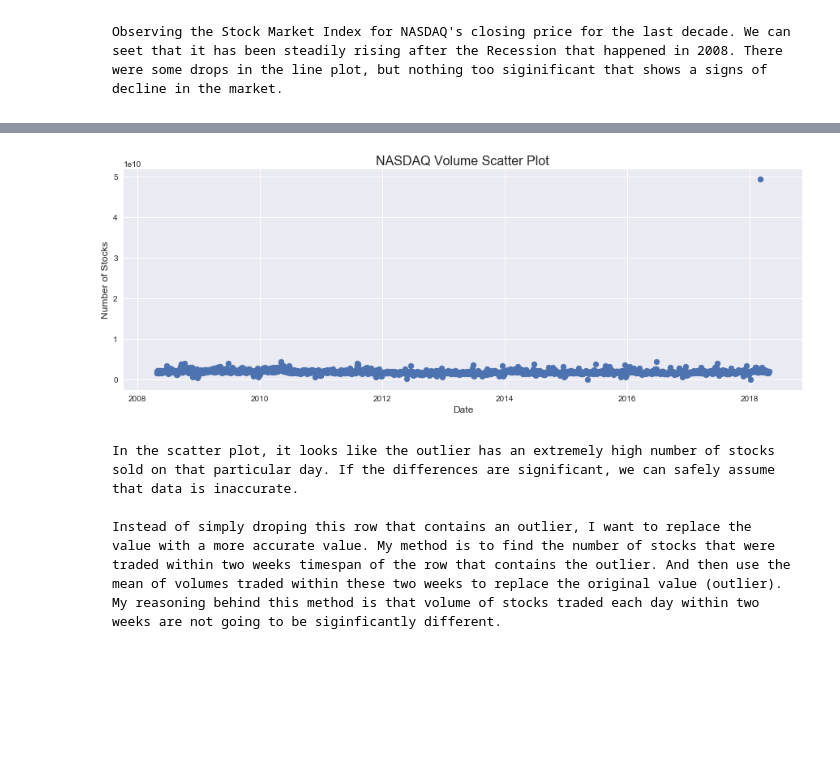
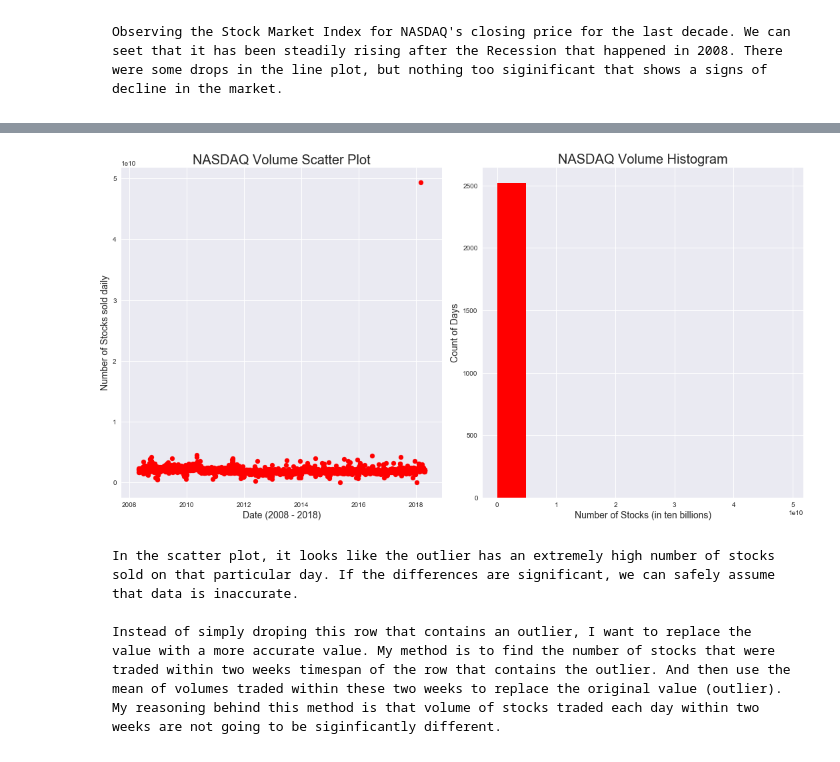
Before and after one commit to Mike1014/Black-Scholes-Model-on-Stock-Market-using-Time-Series, a Jupyter notebook: Final Capstone.ipynb, the cells around one changed output, grey strips where cells are left out. Cells and saved outputs as stored; diff of their text form; code cells hidden in the pictures; blank space fills up the shorter version.

```diff
--- a/Final Capstone.ipynb
+++ b/Final Capstone.ipynb
@@ -118,17 +107,26 @@ plt.show()
 # %%
 # set the size of graph
-plt.figure(figsize = (15, 5))
+plt.figure(figsize = (15, 8))
 
 # plot scatter graph to identify outliers for the Volumes of Stocks
-plt.scatter(nas_df.index, nas_df['Volume'])
-plt.title('NASDAQ Volume Scatter Plot', fontsize = 16)
-plt.ylabel('Number of Stocks', fontsize = 12)
-plt.xlabel('Date', fontsize = 12)
+plt.subplot(1,2,1)
+plt.scatter(nas_df.index, nas_df['Volume'], color = 'red')
+plt.title('NASDAQ Volume Scatter Plot', fontsize = 20)
+plt.ylabel('Number of Stocks sold daily', fontsize = 14)
+plt.xlabel('Date (2008 - 2018)', fontsize = 14)
 
-plt.savefig('data_preprocess_2')
+# plot historgram to identify outliers
+plt.subplot(1,2,2)
+nas_df['Volume'].hist(color = 'red')
+plt.title('NASDAQ Volume Histogram', fontsize = 20)
+plt.xlabel('Number of Stocks (in ten billions)', fontsize = 14)
+plt.ylabel('Count of Days', fontsize = 14)
+
+plt.tight_layout()
+plt.savefig('data_preprocess_1')
 plt.show()
 # %% [output]
-[figure, old version]
+[figure, new version]
 # %% [markdown]
     In the scatter plot, it looks like the outlier has an extremely high number of stocks sold on that particular day. If the differences are significant, we can safely assume that data is inaccurate.
 
```
Also changed, not shown: parts of 62 cells of this notebook.
